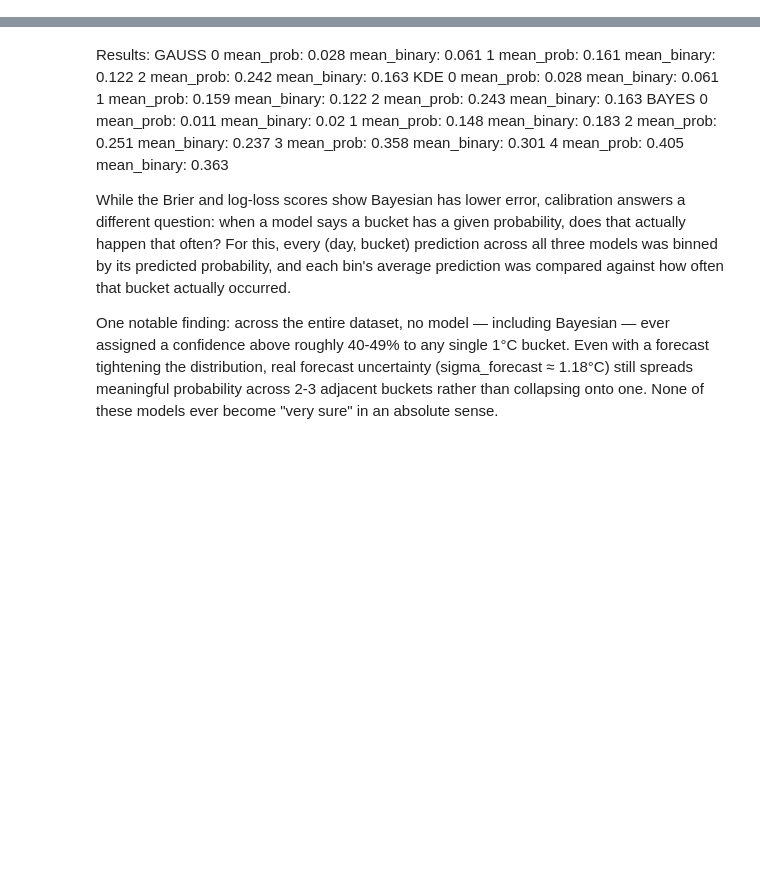
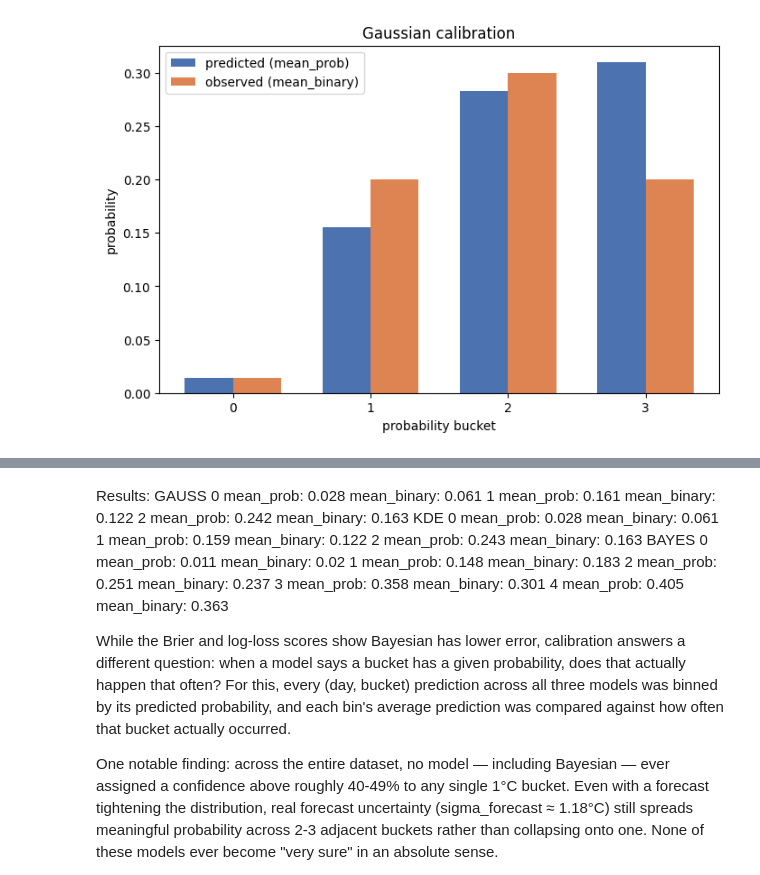
Before and after one commit to GabbeBytes19/Quant-Summer-Project, a Jupyter notebook: notebooks/06_Calibration_Analysis.ipynb, the cells around one changed output, grey strips where cells are left out. Cells and saved outputs as stored; diff of their text form; code cells hidden in the pictures; blank space fills up the shorter version.

Commit message:
moved logic from notebook to py file now we know how the plotted data looks.

```diff
--- a/notebooks/06_Calibration_Analysis.ipynb
+++ b/notebooks/06_Calibration_Analysis.ipynb
@@ -16,6 +16,11 @@ pair_dataframes,compute_forecast_error,
 fetch_previous_forecast_data,
 get_daily_max,
 call_fetcher_functions,
+)
+from evaluation.calibration import (
+get_guessed_prob,
+calculate_buckets,
+
 )
 
 from models.bayesian_model import (
@@ -69,8 +74,8 @@ from models.kde_model import kde_estimate
 from data import fetcher, cleaner, loader
 from config import settings
 
-´fetcher.fetch_data = lambda *args, **kwargs: synthetic_actual_df()
-#fetcher.fetch_previous_forecast_data = lambda *args, **kwargs: synthetic_previous_df()
+fetcher.fetch_data = lambda *args, **kwargs: synthetic_actual_df()
+fetcher.fetch_previous_forecast_data = lambda *args, **kwargs: synthetic_previous_df()
 # %%
 fetcher.get_tommorows_wheather = lambda *args, **kwargs: 30
 
@@ -99,86 +104,37 @@ prob_matrix_kde, correct_indices_kde = run_eval(lambda day: kde_prob_fn, buckets
 prob_matrix_bayes, correct_indices_bayes = run_eval(bayesian_factory, buckets, df_pair)
 
 
-guessed_prob_gauss = []
-for probs,days in zip(prob_matrix_gauss,correct_indices_gauss):
-    for idx,prob in enumerate(probs):
-        if idx == days:
-            guessed_prob_gauss.append((prob,1))
-        else:
-            guessed_prob_gauss.append((prob,0))
-
-
-guessed_prob_kde = []
-for probs,days in zip(prob_matrix_kde,correct_indices_kde):
-    for idx,prob in enumerate(probs):
-        if idx == days:
-            guessed_prob_kde.append((prob,1))
-        else:
-            guessed_prob_kde.append((prob,0))
-
-
-guessed_prob_bayes = []
-for probs,days in zip(prob_matrix_bayes,correct_indices_bayes):
-    for idx,prob in enumerate(probs):
-        if idx == days:
-            guessed_prob_bayes.append((prob,1))
-        else:
-            guessed_prob_bayes.append((prob,0))
-
-
-print(f"antal dagar {len(correct_indices_gauss)}")
-
-from collections import defaultdict
-
-
-def calculate_buckets(guessed_prob):
-    prob_sums = defaultdict(float)
-    binary_sums = defaultdict(float)
-    counts = defaultdict(int)
-    data = []
-
-
-    for prob, binary in guessed_prob:
-        bucket = min(int(prob * 10), 9)
-        prob_sums[bucket] += prob
-        binary_sums[bucket] += binary
-        counts[bucket] += 1
-
-    print(dict(counts))
-
-    for bucket in range(10):
-        if counts[bucket]:
-            mean_prob = prob_sums[bucket] / counts[bucket]
-            mean_binary = binary_sums[bucket] / counts[bucket]
-            prob_round = round(mean_prob, 3)
-            prob_binary = round(mean_binary, 3)
-
-            data.append((bucket,prob_round,prob_binary))
-
-
-    return data
 
 
 
+
+guessed_prob_gauss = get_guessed_prob(prob_matrix_gauss,correct_indices_gauss)
+guessed_prob_kde = get_guessed_prob(prob_matrix_kde,correct_indices_kde)
+guessed_prob_bayes = get_guessed_prob(prob_matrix_bayes,correct_indices_bayes)
+
+
+print(f" Total days this experiment ran on:  {len(correct_indices_gauss)}")
+
+
+print("Gauss")
 data_gauss = calculate_buckets(guessed_prob_gauss)
 
 
-
+print("KDE")
 data_kde = calculate_buckets(guessed_prob_kde)
 
 
-
+print("Bayes")
 data_bayes = calculate_buckets(guessed_prob_bayes)
 
 
 
 
-"""
+
 def plot_calibration(data, title):
     buckets = [row[0] for row in data]
     mean_probs = [row[1] for row in data]
     mean_binaries = [row[2] for row in data]
-
     x = np.arange(len(buckets))
     width = 0.35
 
@@ -197,5 +153,4 @@ def plot_calibration(data, title):
 plot_calibration(data_gauss, "Gaussian calibration")
 plot_calibration(data_kde, "KDE calibration")
 plot_calibration(data_bayes, "Bayesian calibration")
-
-"""
+# %% [output]
@@ -201,0 +164 @@ plot_calibration(data_bayes, "Bayesian calibration")
+[figure, added]
```
Also changed, not shown: parts of 1 cell of this notebook, 2 other files.
